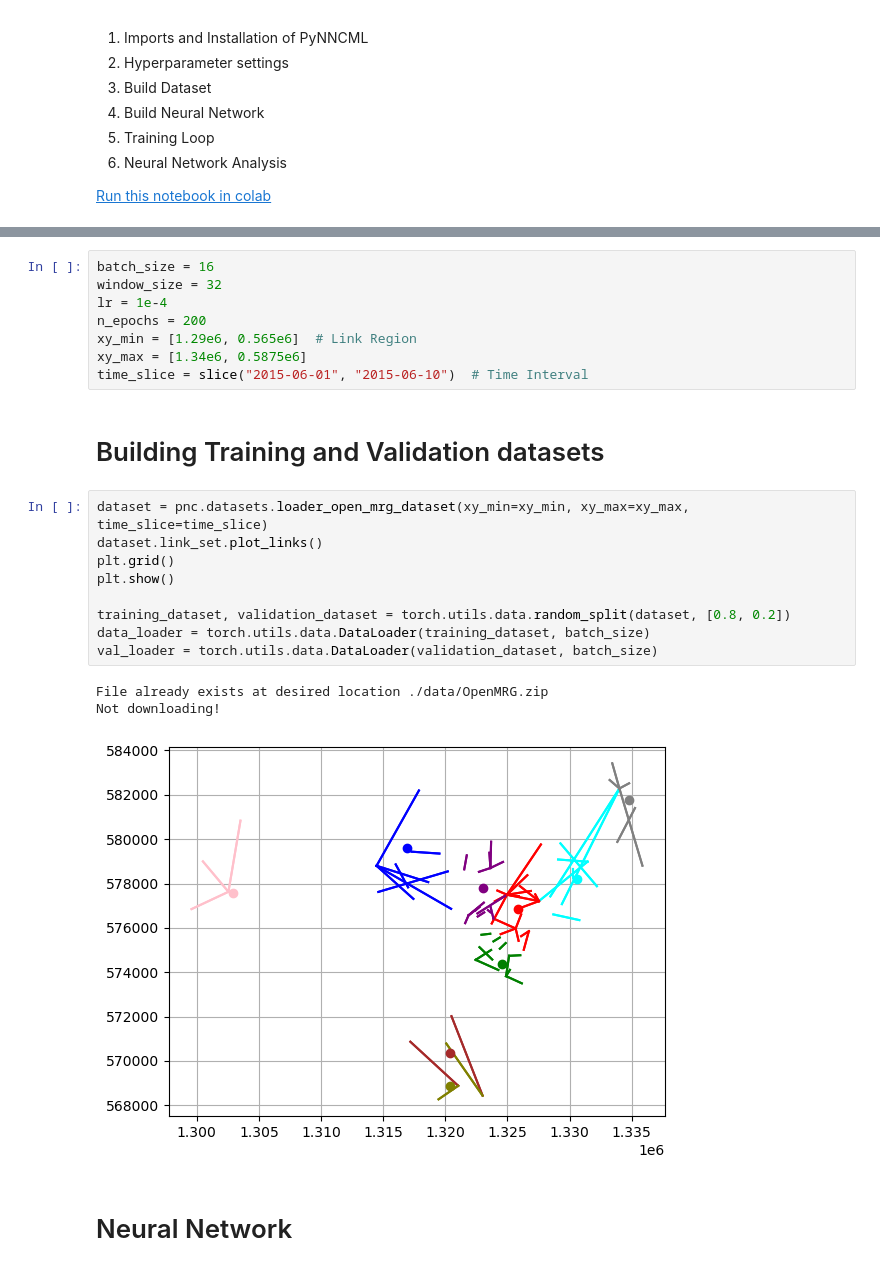
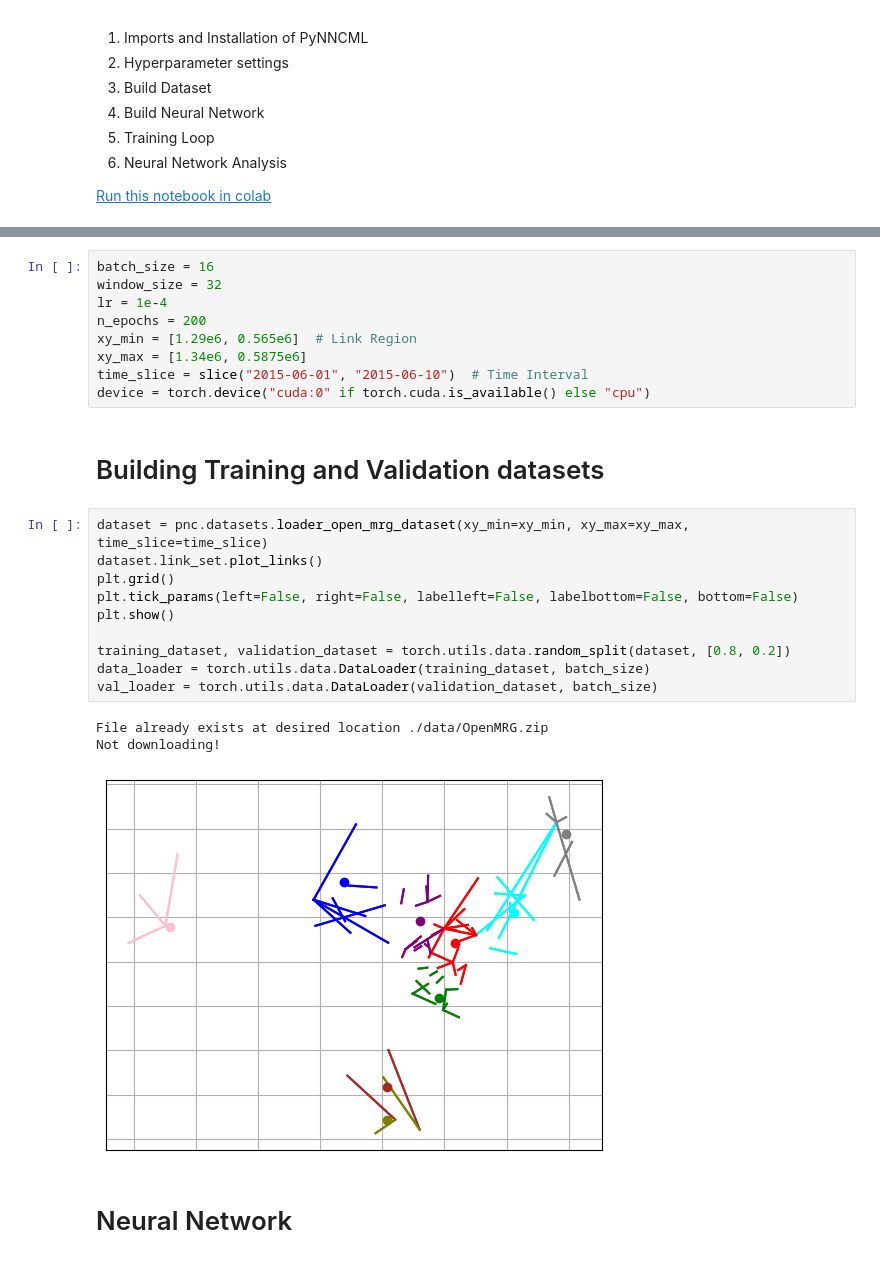
Before and after one commit to haihabi/PyNNcml, a Jupyter notebook: examples/training_rnn.ipynb, the cells around one changed output, grey strips where cells are left out. Cells and saved outputs as stored; diff of their text form.

Commit message:
1. Fix plots 2. Fix GPU support

```diff
--- a/examples/training_rnn.ipynb
+++ b/examples/training_rnn.ipynb
@@ -44,21 +44,23 @@ n_epochs = 200
 xy_min = [1.29e6, 0.565e6]  # Link Region
 xy_max = [1.34e6, 0.5875e6]
 time_slice = slice("2015-06-01", "2015-06-10")  # Time Interval
+device = torch.device("cuda:0" if torch.cuda.is_available() else "cpu")
 # %% [markdown]
 # Building Training and Validation datasets
 # %%
 dataset = pnc.datasets.loader_open_mrg_dataset(xy_min=xy_min, xy_max=xy_max, time_slice=time_slice)
 dataset.link_set.plot_links()
 plt.grid()
+plt.tick_params(left=False, right=False, labelleft=False, labelbottom=False, bottom=False)
 plt.show()
 
 training_dataset, validation_dataset = torch.utils.data.random_split(dataset, [0.8, 0.2])
 data_loader = torch.utils.data.DataLoader(training_dataset, batch_size)
 val_loader = torch.utils.data.DataLoader(validation_dataset, batch_size)
 # %% [output]
 File already exists at desired location ./data/OpenMRG.zip
 Not downloading!
-[figure, old version]
+[figure, new version]
 # %% [markdown]
 # Neural Network
 # %%
```
Also changed, not shown: parts of 6 cells of this notebook.
